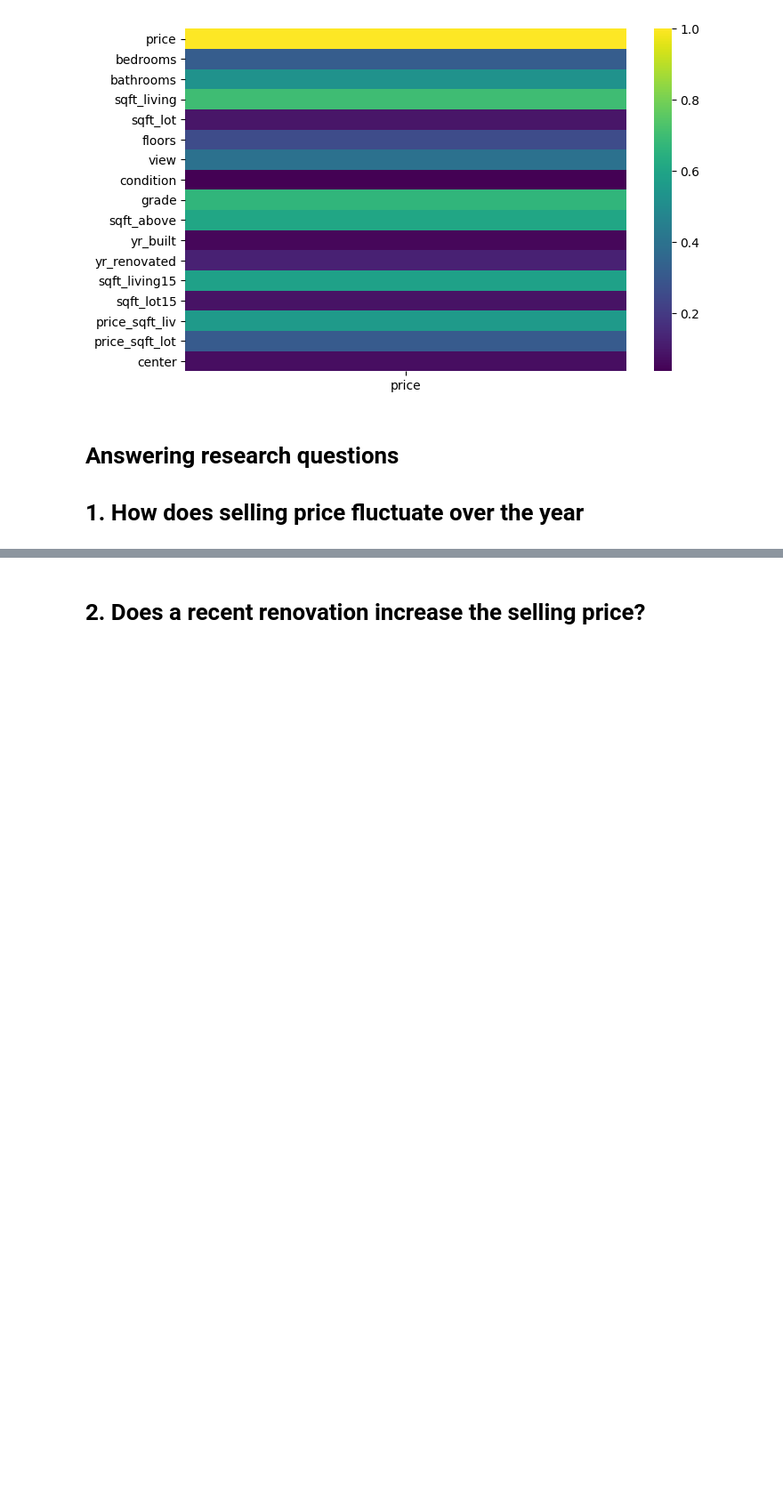
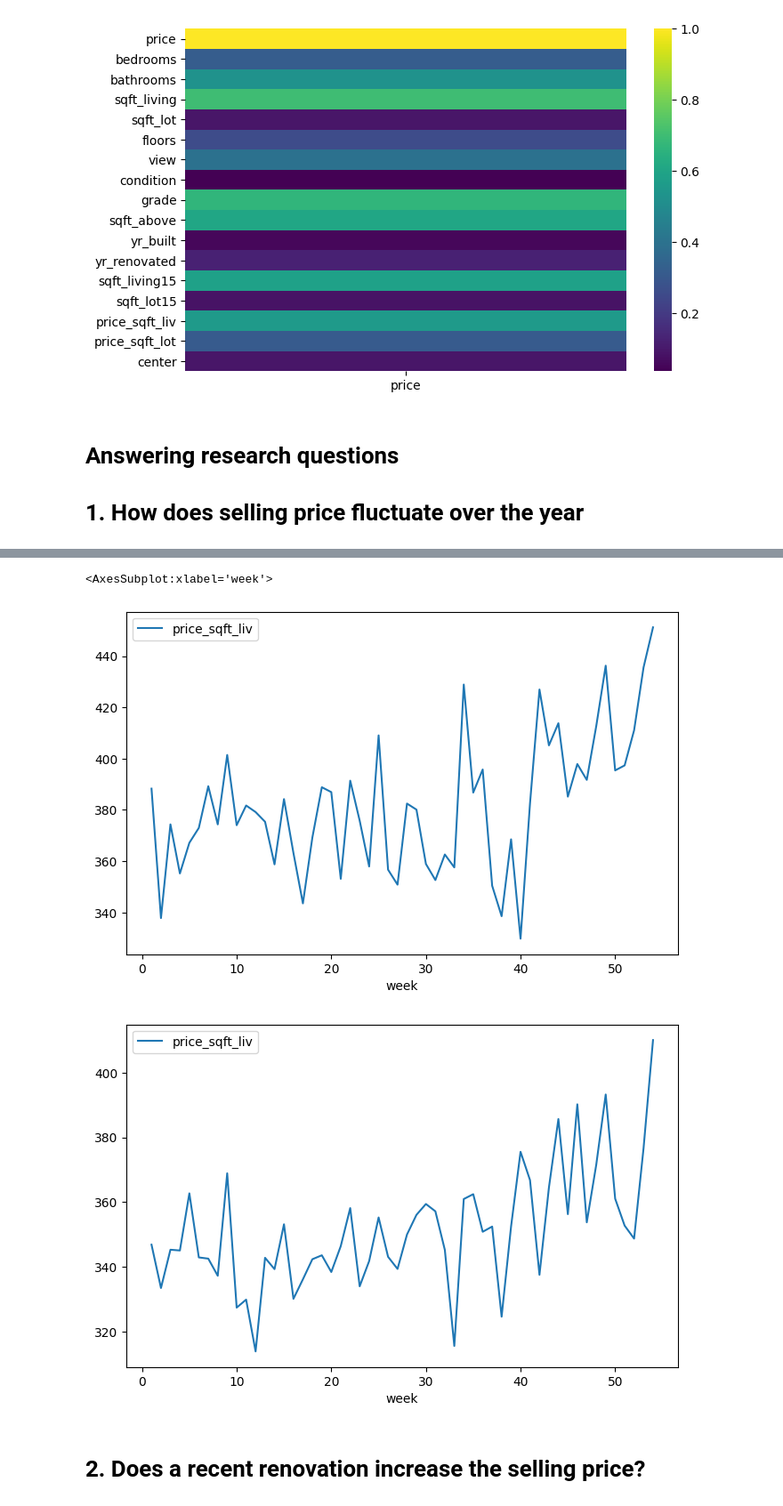
Before and after one commit to jan-schlautmann/ds-eda-housing-project, a Jupyter notebook: EDA.ipynb, the cells around one changed output, grey strips where cells are left out. Shown at 89% size. Drawn from its saved outputs; the diff is of its cells as text; code cells hidden in the pictures; blank space fills up the shorter version.

```diff
--- a/EDA.ipynb
+++ b/EDA.ipynb
@@ -267,3 +275,15 @@ df_weekly.groupby("high_price").mean("price")
+# %%
+# Is this true for center and/or expensive houses as well?
+df_weekly_cent = df_weekly[(df_weekly.center == True)] #2107
+df_weekly_cent.groupby("week").mean("price_sqft_liv").reset_index().plot.line(x="week",y="price_sqft_liv") # Same 2015 increase trend
+
+
+df_weekly_exp = df_weekly[(df_weekly.expensive == 5)] #4319
+df_weekly_exp.groupby("week").mean("price_sqft_liv").reset_index().plot.line(x="week",y="price_sqft_liv") # Same 2015 increase trend
+# %% [output]
+<AxesSubplot:xlabel='week'>
+[figure, added]
+[figure, added]
 # %% [markdown]
 # 2. Does a recent renovation increase the selling price?
 # %%
```
Also changed, not shown: parts of 15 cells of this notebook.
